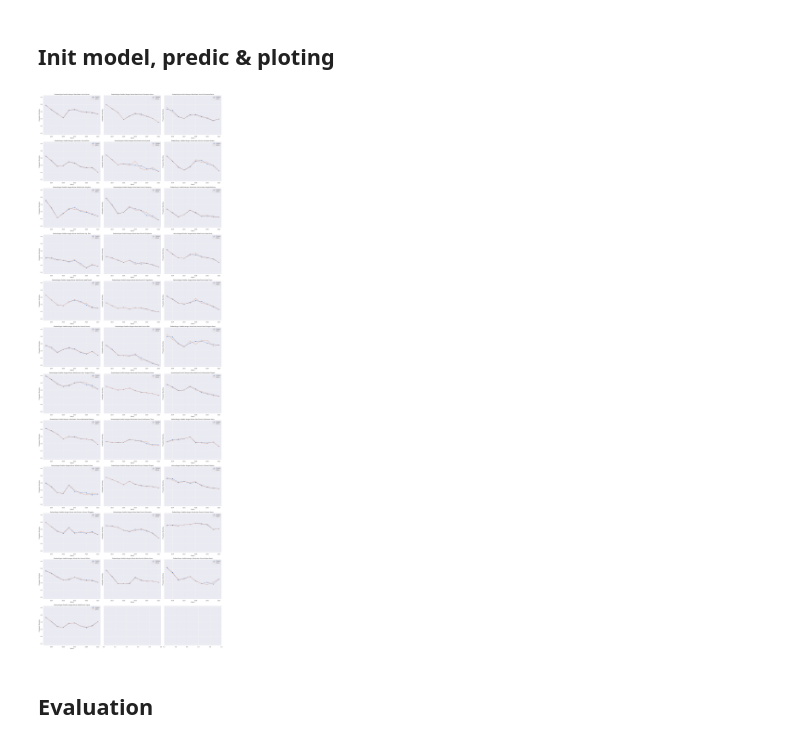
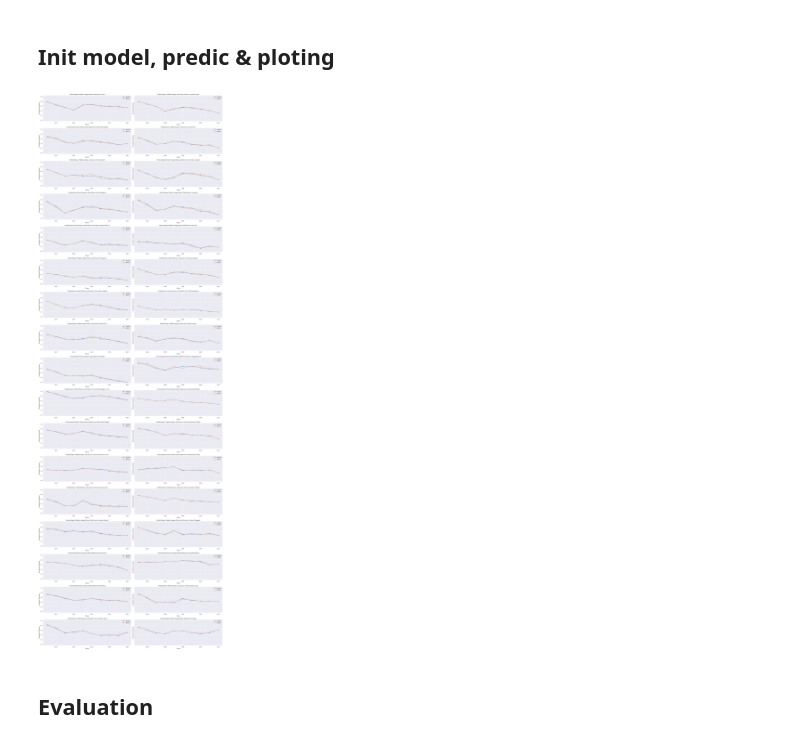
Before and after one commit to habib-roy/google-colab-source-code, a Jupyter notebook: Prediksi_Prevalensi_Stunting_menggunakan_OLS_Regresi.ipynb, the cells around one changed output. Drawn from its saved outputs; the diff is of its cells as text; code cells hidden in the pictures.

```diff
--- a/Prediksi_Prevalensi_Stunting_menggunakan_OLS_Regresi.ipynb
+++ b/Prediksi_Prevalensi_Stunting_menggunakan_OLS_Regresi.ipynb
@@ -656,7 +656,7 @@ dataProvinsiWithYear = pd.DataFrame(dataTerskalaMM, columns=['target', 'wilayah'
 
 # ploting
 plotCol = 0
-nCol = 3
+nCol = 2
 fig, axs = plt.subplots(np.ceil(len(datasetProvinsi)/nCol).astype(int), nCol, figsize=(25, 75), sharey=True, tight_layout=True)
 
 for i in datasetProvinsi.index:
@@ -681,34 +681,34 @@ for i in datasetProvinsi.index:
   # evaluate model
   olsRegWithYear_MAE = mean_absolute_error(dataTerskala_Y, olsRegWithYear_pred)
   olsRegWithYear_MSE = mean_squared_error(dataTerskala_Y, olsRegWithYear_pred)
   olsRegWithYear_RMSE = mean_squared_error(dataTerskala_Y, olsRegWithYear_pred, squared=False)
   olsRegWithYear_R2 = r2_score(dataTerskala_Y, olsRegWithYear_pred)
   olsRegWithYear_MAPE = mean_absolute_percentage_error(dataTerskala_Y, olsRegWithYear_pred)
 
   # push merge evaluate value
   Provinsi.append(datasetProvinsi['provinsi'][i])
   MAE_With_Year.append(olsRegWithYear_MAE)
   MSE_With_Year.append(olsRegWithYear_MSE)
   RMSE_With_Year.append(olsRegWithYear_RMSE)
   R2_With_Year.append(olsRegWithYear_R2)
   MAPE_With_Year.append(olsRegWithYear_MAPE)
 
   # ploting
   plotRow = np.floor(i / nCol).astype(int)
   plotCol = plotCol if (plotCol < nCol) else 0
 
   axs[plotRow, plotCol].plot(tahun, olsRegWithYear_pred, marker='o')
   axs[plotRow, plotCol].plot(tahun, dataTerskala_Y,  marker='x')
 
   axs[plotRow, plotCol].set_xlabel('Tahun')
   axs[plotRow, plotCol].set_ylabel('Prevalensi Stunting')
 
   axs[plotRow, plotCol].set_title(f"Perbandingan Prediksi dengan Aktual data Provinsi {datasetProvinsi['provinsi'][i]}")
   axs[plotRow, plotCol].legend(['Prediksi', 'Aktual']);
 
   plotCol += 1
 # %% [output]
-[figure, old version]
+[figure, new version]
 # %% [markdown]
 ## Evaluation
 # %%
```
Also changed, not shown: parts of 12 cells of this notebook.
